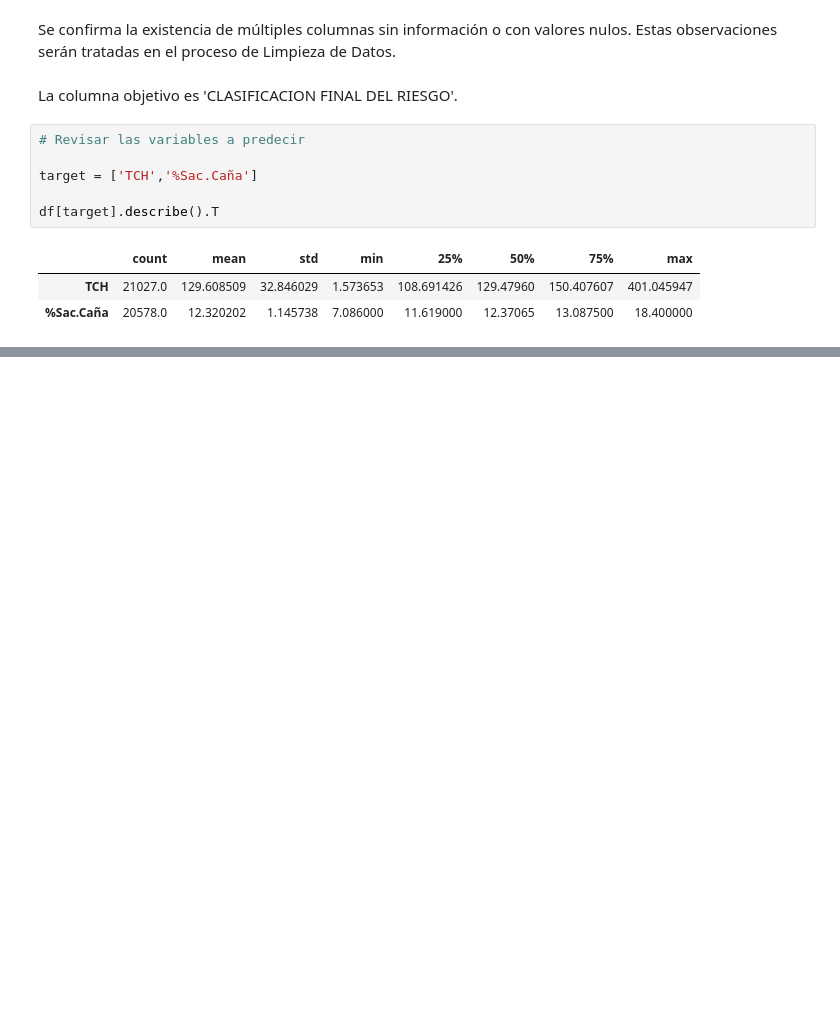
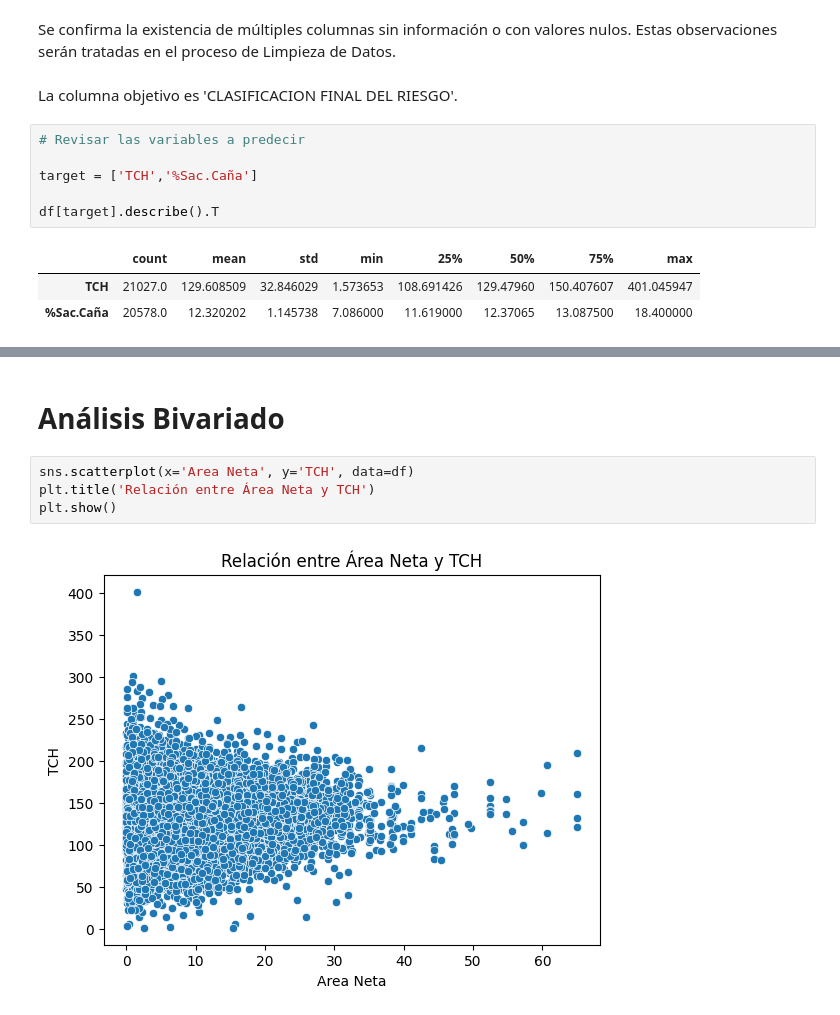
Before and after one commit to edgo1688/MIAA-ICESI, a Jupyter notebook: Aprendizaje automático l/Predicción y Clasificación en la Industria Azucarera.ipynb, the cells around one changed output, grey strips where cells are left out. Drawn from its saved outputs; the diff is of its cells as text; blank space fills up the shorter version.

```diff
--- a/Aprendizaje automático l/Predicción y Clasificación en la Industria Azucarera.ipynb
+++ b/Aprendizaje automático l/Predicción y Clasificación en la Industria Azucarera.ipynb
@@ -426,0 +415,8 @@ var_numericas
+# %% [markdown]
+# <a id="exploratory-analysis"></a> Análisis Bivariado
+# %%
+sns.scatterplot(x='Area Neta', y='TCH', data=df)
+plt.title('Relación entre Área Neta y TCH')
+plt.show()
+# %% [output]
+[figure, added]
```
Also changed, not shown: parts of 9 cells of this notebook, 1 other file.
